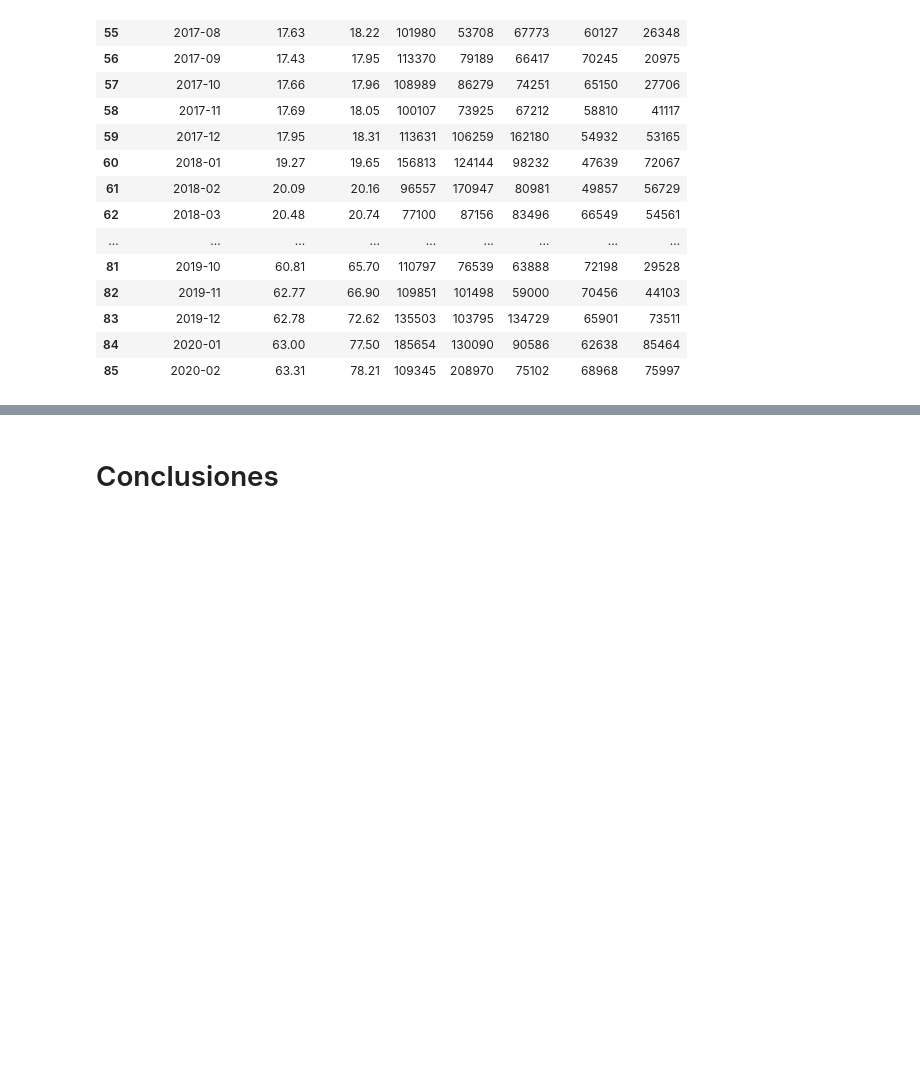
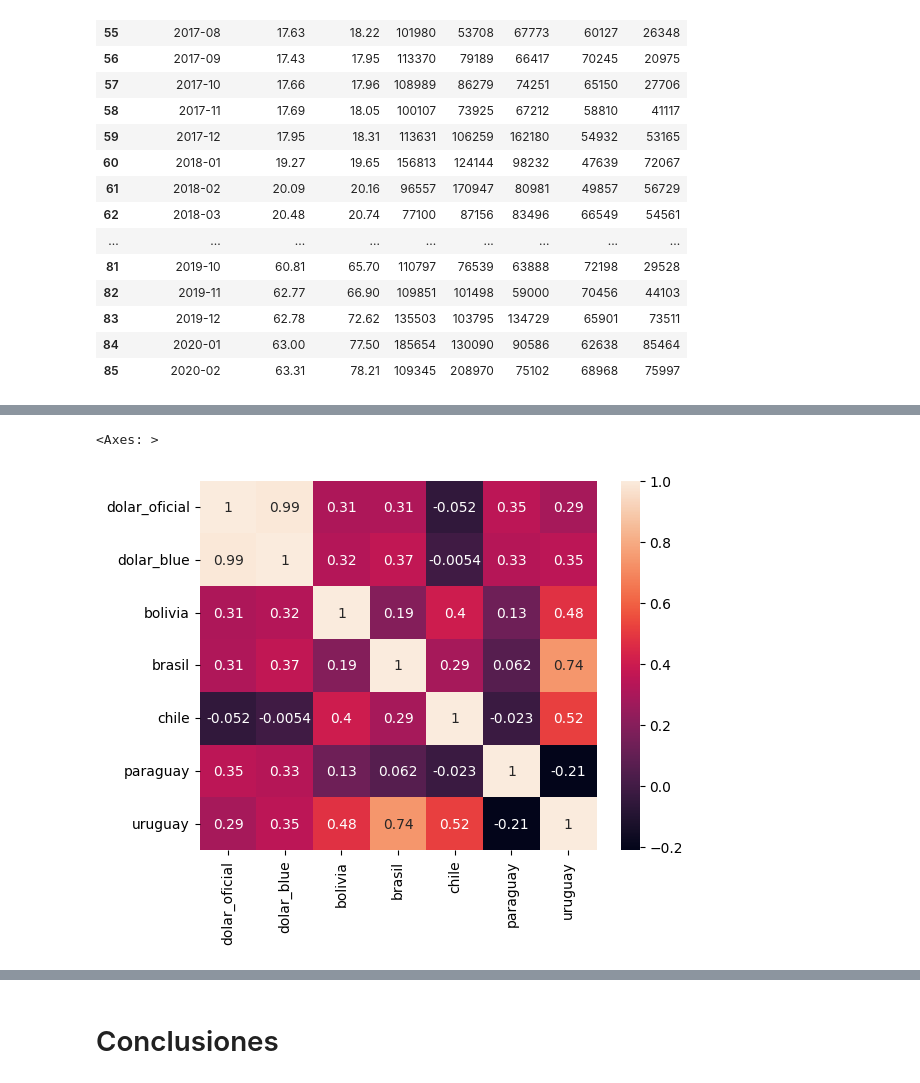
Before and after one commit to Isaiasgaray/fundamentos_tp, a Jupyter notebook: tp1/ejercicio_2/ejercicio2.ipynb, the cells around one changed output, grey strips where cells are left out. Saved outputs shown, nothing was run; the diff lists cells and outputs as text; code cells hidden in the pictures; blank space fills up the shorter version.

```diff
--- a/tp1/ejercicio_2/ejercicio2.ipynb
+++ b/tp1/ejercicio_2/ejercicio2.ipynb
@@ -143,0 +228,5 @@ turista_cambio
+# %%
+sns.heatmap(turista_cambio[['dolar_oficial', 'dolar_blue', 'bolivia','brasil','chile','paraguay','uruguay']].corr(),annot=True)
+# %% [output]
+<Axes: >
+[figure, added]
```
Also changed, not shown: parts of 20 cells of this notebook.
